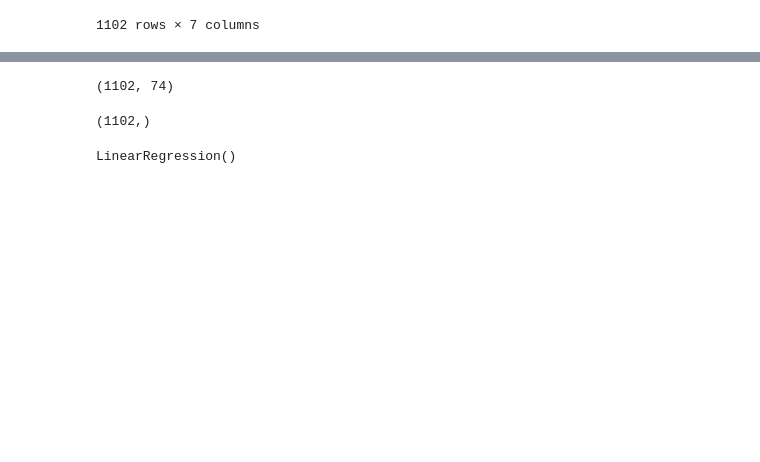
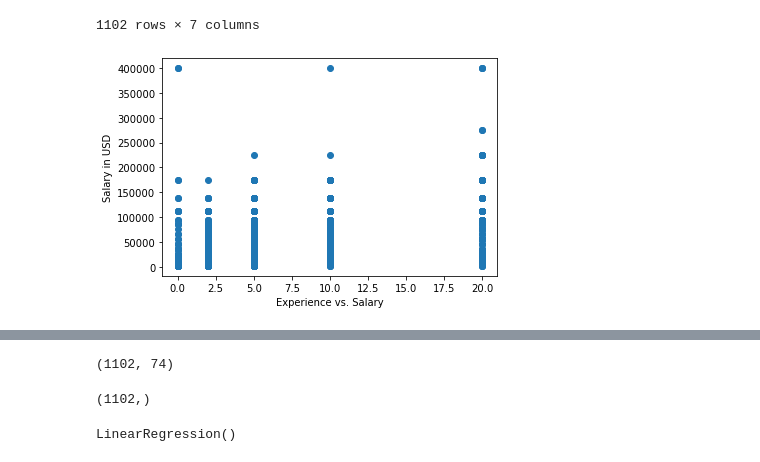
Before and after one commit to snkty8/Spare_Time_Practice, a Jupyter notebook: ML_Kaggle_Data/Multiple_Linear_Regression_Model.ipynb, the cells around one changed output, grey strips where cells are left out. Saved outputs shown, nothing was run; the diff lists cells and outputs as text; code cells hidden in the pictures; blank space fills up the shorter version.

```diff
--- a/ML_Kaggle_Data/Multiple_Linear_Regression_Model.ipynb
+++ b/ML_Kaggle_Data/Multiple_Linear_Regression_Model.ipynb
@@ -28,6 +34,13 @@ df
 | 8447 | 27.0 | Female | Kenya | Master’s degree | Data Analyst | 5.0 | 3499.5 |
 | 8450 | 23.0 | Female | Other | Bachelor’s degree | Other | 2.0 | 6249.5 |
 1102 rows × 7 columns
+# %%
+plt.scatter(df.Years_Coding, df.Salary)
+plt.xlabel('Experience vs. Salary')
+plt.ylabel('Salary in USD')
+plt.show()
+# %% [output]
+[figure, added]
 # %%
 #separate the other attributes from the predicting attribute
 x = df.drop('Salary',axis=1)
```
Also changed, not shown: parts of 4 cells of this notebook, 2 other files.
